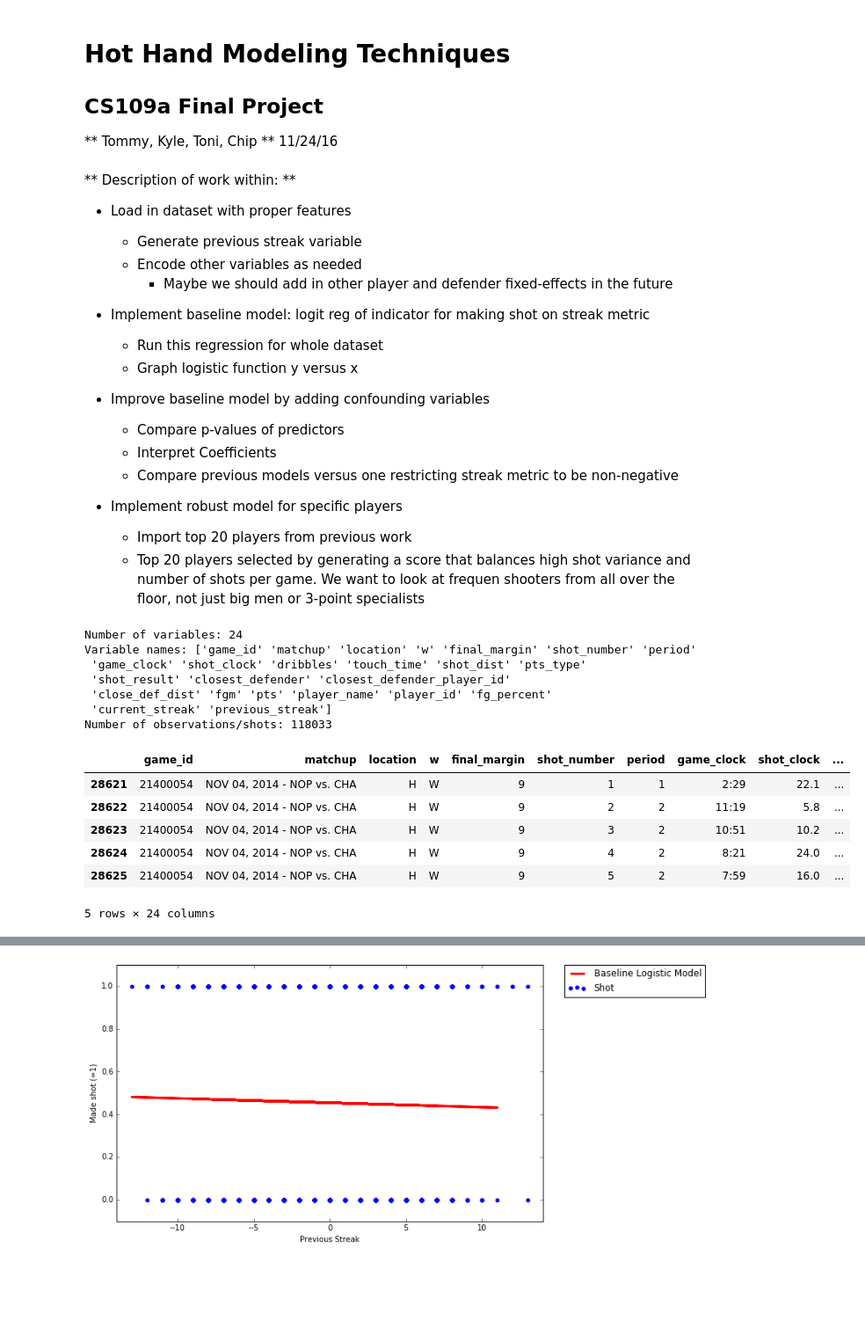
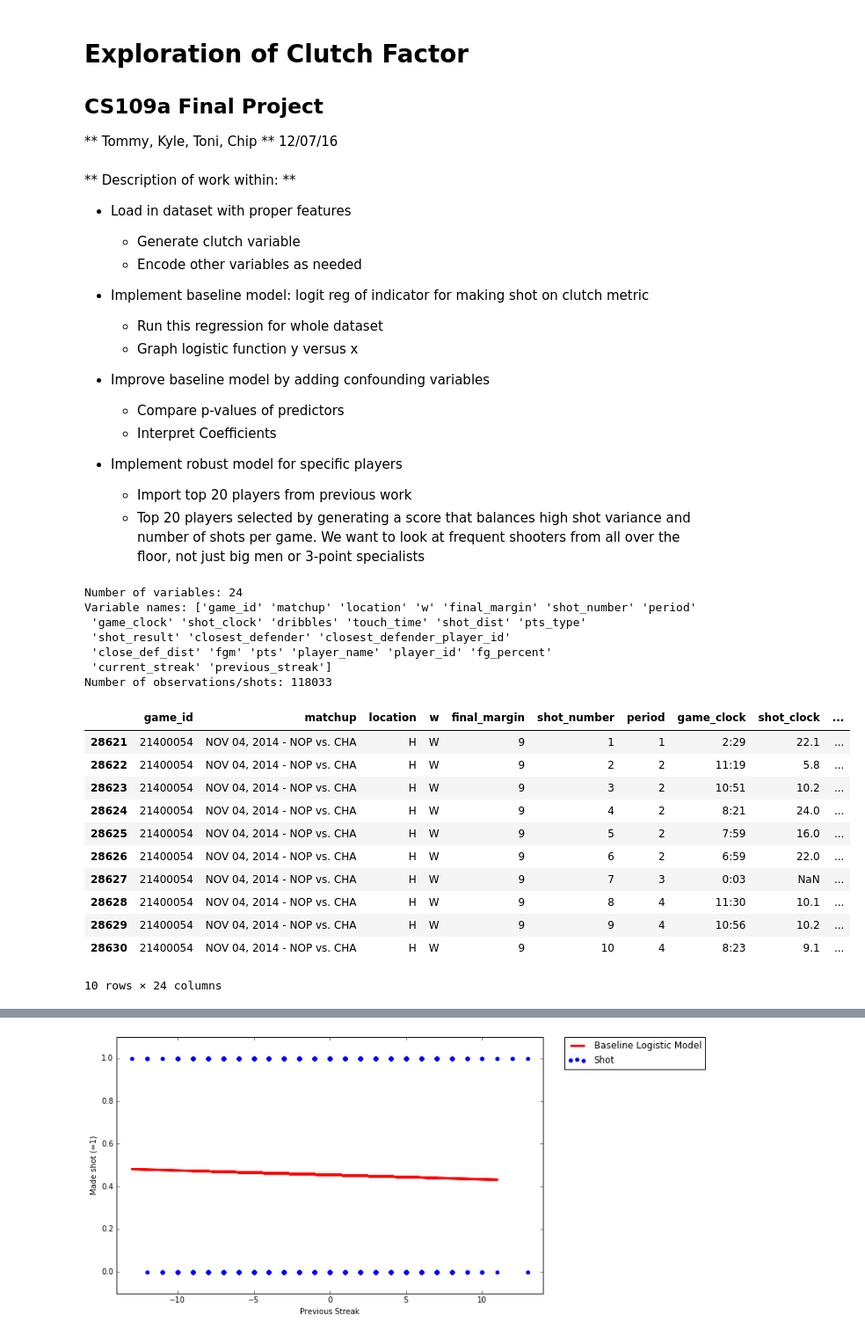
Before and after one commit to kylekwong/cs109-hot-hand, a Jupyter notebook: clutch_factor.ipynb, the cells around one changed output, grey strips where cells are left out. Shown: that part at 88% size. Saved outputs shown, nothing was run; the diff lists cells and outputs as text; code cells hidden in the pictures; blank space fills up the shorter version.

Commit message:
updated work on clutch factor, but still in progress

```diff
--- a/clutch_factor.ipynb
+++ b/clutch_factor.ipynb
@@ -1,7 +1,7 @@
 # %% [markdown]
-# Hot Hand Modeling Techniques
+# Exploration of Clutch Factor
 ## CS109a Final Project
-** Tommy, Kyle, Toni, Chip ** 11/24/16
+** Tommy, Kyle, Toni, Chip ** 12/07/16
 # %%
 ## Load necessary libraries
 import numpy as np
@@ -26,12 +26,10 @@ import matplotlib.pyplot as plt
 ** Description of work within: **
 
 - Load in dataset with proper features
-    - Generate previous streak variable
+    - Generate clutch variable
     - Encode other variables as needed
-        - Maybe we should add in other player and defender fixed-effects in the future
 
-
-- Implement baseline model: logit reg of indicator for making shot on streak metric
+- Implement baseline model: logit reg of indicator for making shot on clutch metric
     - Run this regression for whole dataset
     - Graph logistic function y versus x
 
@@ -39,42 +37,45 @@ import matplotlib.pyplot as plt
 - Improve baseline model by adding confounding variables
     - Compare p-values of predictors
     - Interpret Coefficients
-    - Compare previous models versus one restricting streak metric to be non-negative
-
 
 - Implement robust model for specific players
     - Import top 20 players from previous work
-    - Top 20 players selected by generating a score that balances high shot variance and number of shots per game. We want to look at frequen shooters from all over the floor, not just big men or 3-point specialists
+    - Top 20 players selected by generating a score that balances high shot variance and number of shots per game. We want to look at frequent shooters from all over the floor, not just big men or 3-point specialists
 # %%
 ## Load in dataset with proper features
 
 # Read in data
 data = pd.read_csv('datasets/Augmented_Dataset.csv', index_col=0)
 data.columns = map(str.lower, data.columns)
 
 # Generate previous_streak variable
 data['previous_streak'] = data.groupby(['player_id', 'game_id'])['current_streak'].apply(lambda x: x.shift(1).fillna(0)).astype(int)
 
 # Preview data
 print 'Number of variables:', np.shape(data)[1]
 print 'Variable names:', data.columns.values
 print 'Number of observations/shots:', np.shape(data)[0]
-data.head()
+data.head(10)
 # %% [output]
 Number of variables: 24
 Variable names: ['game_id' 'matchup' 'location' 'w' 'final_margin' 'shot_number' 'period'
  'game_clock' 'shot_clock' 'dribbles' 'touch_time' 'shot_dist' 'pts_type'
  'shot_result' 'closest_defender' 'closest_defender_player_id'
  'close_def_dist' 'fgm' 'pts' 'player_name' 'player_id' 'fg_percent'
  'current_streak' 'previous_streak']
 Number of observations/shots: 118033
 |  | game_id | matchup | location | w | final_margin | shot_number | period | game_clock | shot_clock | ... |
 | 28621 | 21400054 | NOV 04, 2014 - NOP vs. CHA | H | W | 9 | 1 | 1 | 2:29 | 22.1 | ... |
 | 28622 | 21400054 | NOV 04, 2014 - NOP vs. CHA | H | W | 9 | 2 | 2 | 11:19 | 5.8 | ... |
 | 28623 | 21400054 | NOV 04, 2014 - NOP vs. CHA | H | W | 9 | 3 | 2 | 10:51 | 10.2 | ... |
 | 28624 | 21400054 | NOV 04, 2014 - NOP vs. CHA | H | W | 9 | 4 | 2 | 8:21 | 24.0 | ... |
 | 28625 | 21400054 | NOV 04, 2014 - NOP vs. CHA | H | W | 9 | 5 | 2 | 7:59 | 16.0 | ... |
+| 28626 | 21400054 | NOV 04, 2014 - NOP vs. CHA | H | W | 9 | 6 | 2 | 6:59 | 22.0 | ... |
+| 28627 | 21400054 | NOV 04, 2014 - NOP vs. CHA | H | W | 9 | 7 | 3 | 0:03 | NaN | ... |
+| 28628 | 21400054 | NOV 04, 2014 - NOP vs. CHA | H | W | 9 | 8 | 4 | 11:30 | 10.1 | ... |
+| 28629 | 21400054 | NOV 04, 2014 - NOP vs. CHA | H | W | 9 | 9 | 4 | 10:56 | 10.2 | ... |
+| 28630 | 21400054 | NOV 04, 2014 - NOP vs. CHA | H | W | 9 | 10 | 4 | 8:23 | 9.1 | ... |
-5 rows × 24 columns
+10 rows × 24 columns
 # %%
 ## Data manipulation/cleaning
 
```
Also changed, not shown: parts of 6 cells of this notebook.
